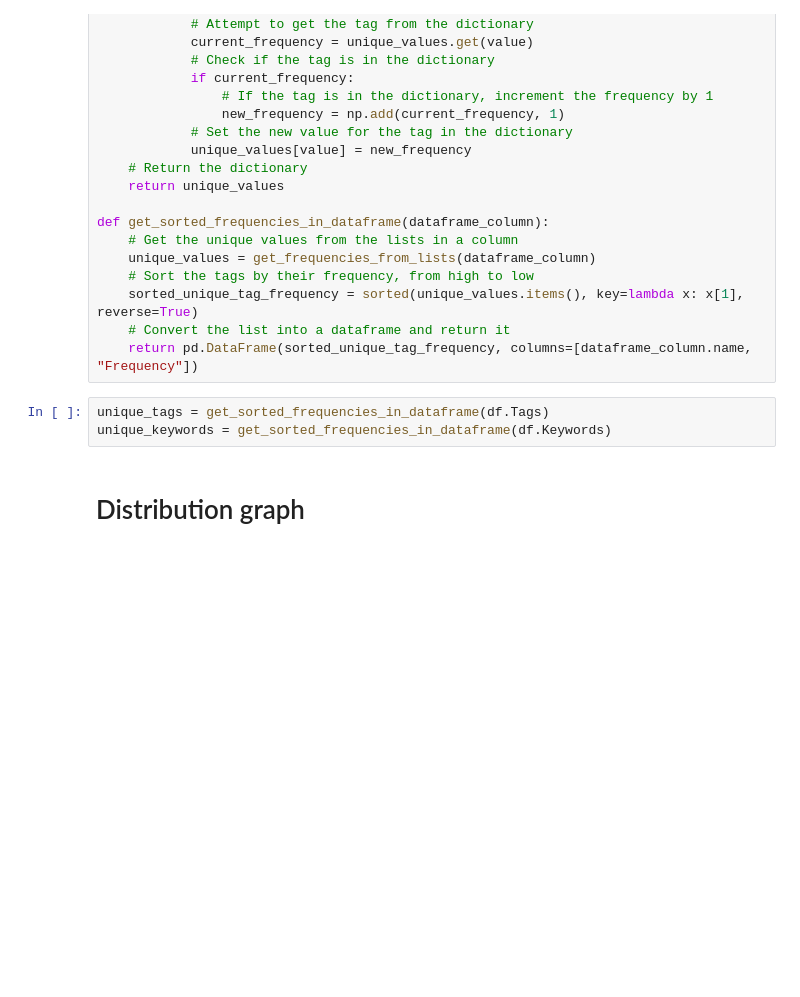
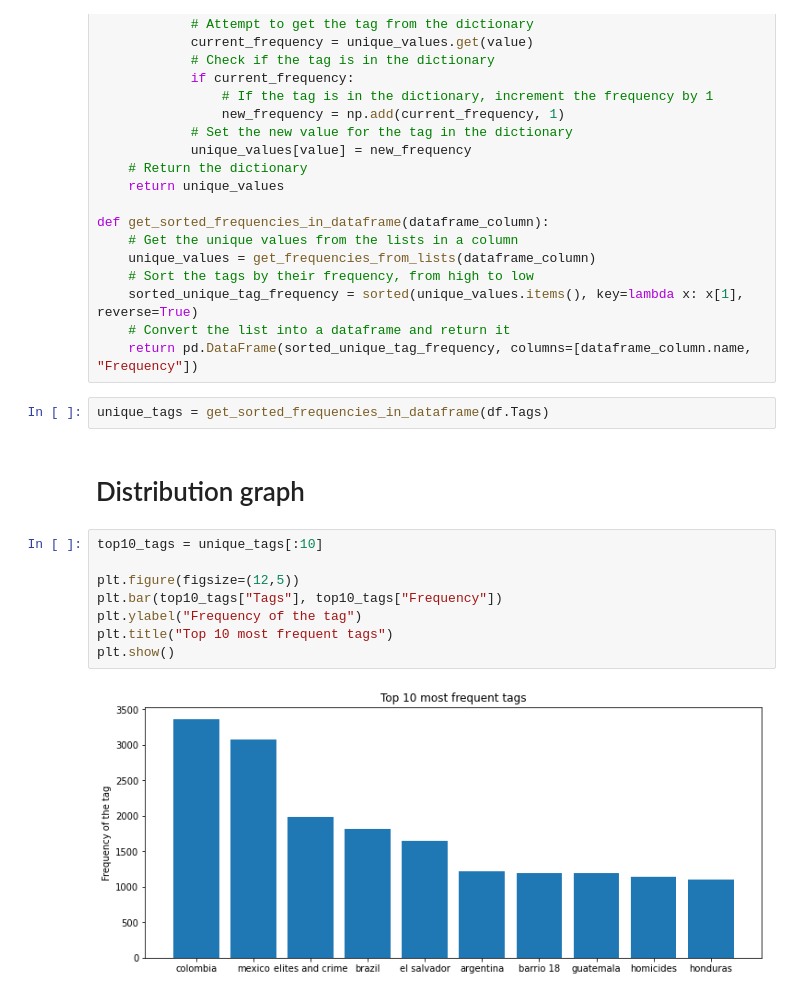
Before and after one commit to SKC-Team1/DSAI, a Jupyter notebook: 3-Visualizations.ipynb, the cells around one changed output. Drawn from its saved outputs; the diff is of its cells as text; blank space fills up the shorter version.

```diff
--- a/3-Visualizations.ipynb
+++ b/3-Visualizations.ipynb
@@ -64,8 +64,17 @@ def get_sorted_frequencies_in_dataframe(dataframe_column):
     return pd.DataFrame(sorted_unique_tag_frequency, columns=[dataframe_column.name, "Frequency"])
 # %%
 unique_tags = get_sorted_frequencies_in_dataframe(df.Tags)
-unique_keywords = get_sorted_frequencies_in_dataframe(df.Keywords)
 # %% [markdown]
 # Distribution graph
+# %%
+top10_tags = unique_tags[:10]
+
+plt.figure(figsize=(12,5))
+plt.bar(top10_tags["Tags"], top10_tags["Frequency"])
+plt.ylabel("Frequency of the tag")
+plt.title("Top 10 most frequent tags")
+plt.show()
+# %% [output]
+[figure, added]
 # %%
 plt.figure(figsize=(5, 5))
```
Also changed, not shown: parts of 2 cells of this notebook, 1 other file.
